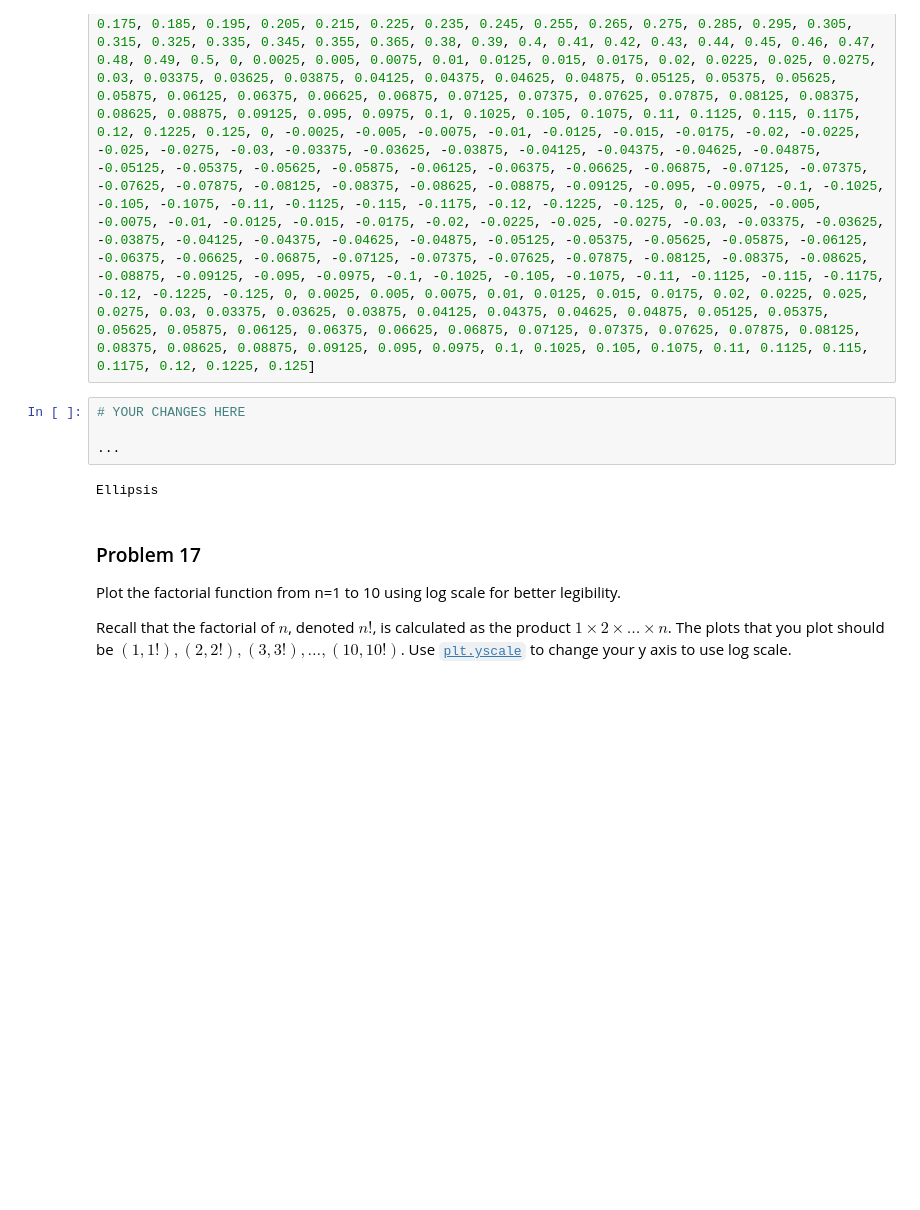
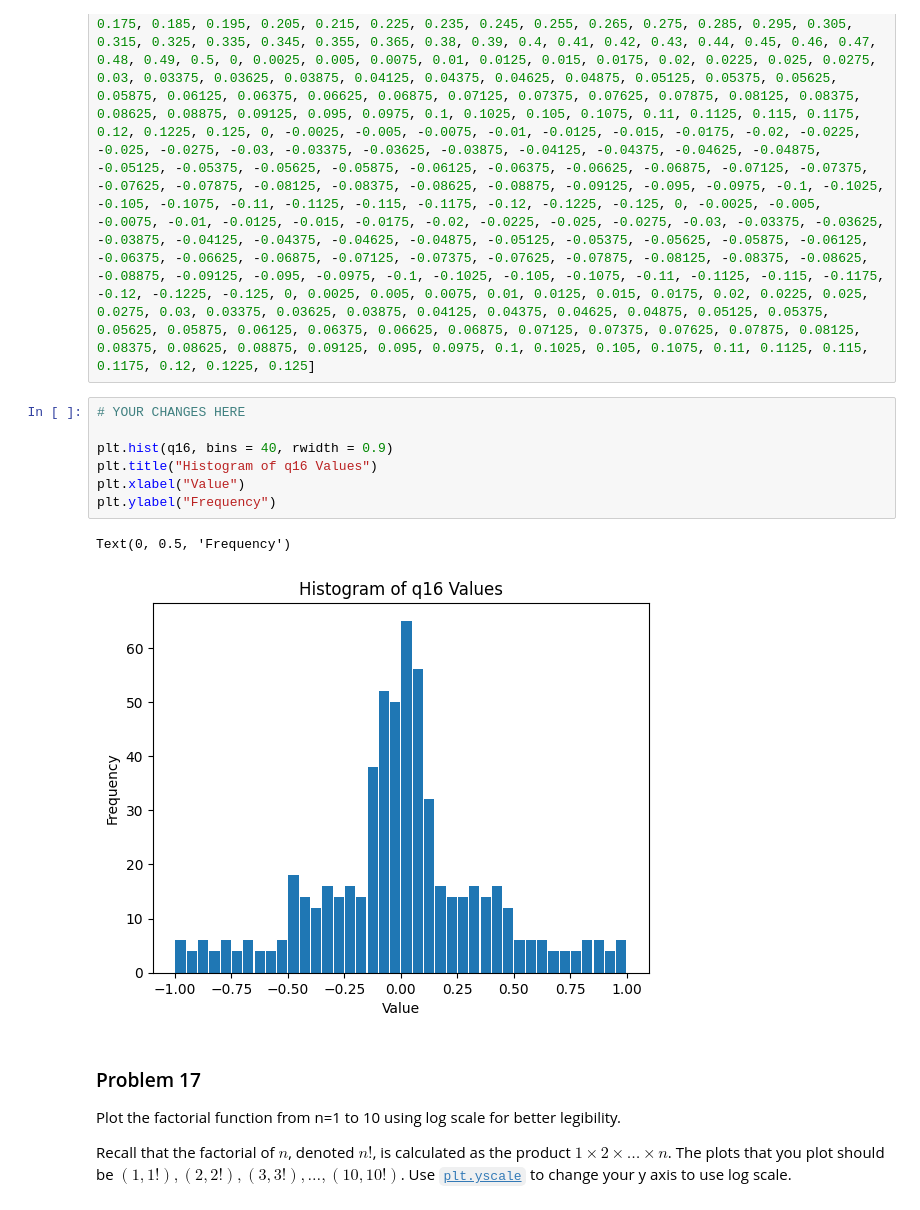
Before and after one commit to nikhil-bu/dx602-homework-05, a Jupyter notebook: homework.ipynb, the cells around one changed output. Cells and saved outputs as stored; diff of their text form; blank space fills up the shorter version.

```diff
--- a/homework.ipynb
+++ b/homework.ipynb
@@ -459,9 +459,13 @@ q16 = [0.00, 0.02, 0.04, 0.06, 0.08, 0.10, 0.12, 0.14, 0.16, 0.18, 0.20, 0.22, 0
-# %%
-# YOUR CHANGES HERE
-
-...
-# %% [output]
-Ellipsis
+# %%
+# YOUR CHANGES HERE
+
+plt.hist(q16, bins = 40, rwidth = 0.9)
+plt.title("Histogram of q16 Values")
+plt.xlabel("Value")
+plt.ylabel("Frequency")
+# %% [output]
+Text(0, 0.5, 'Frequency')
+[figure, added]
 # %% [markdown]
 ### Problem 17
 
```
